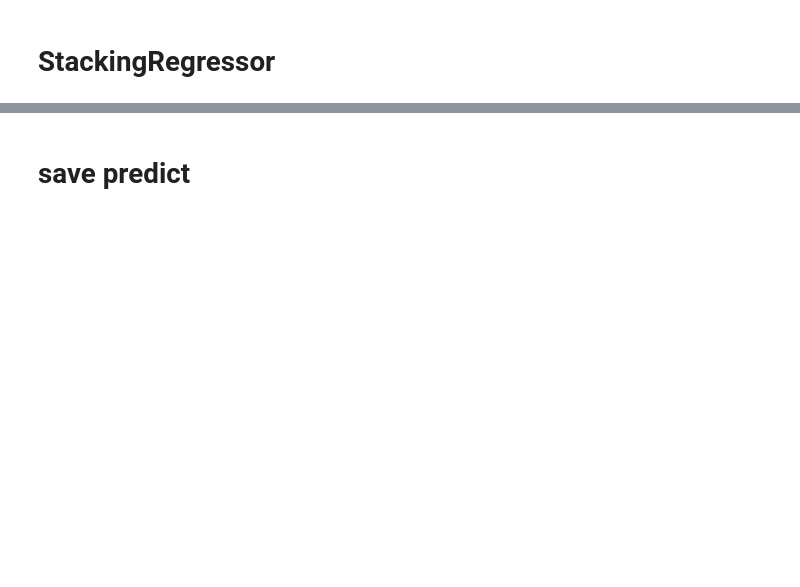
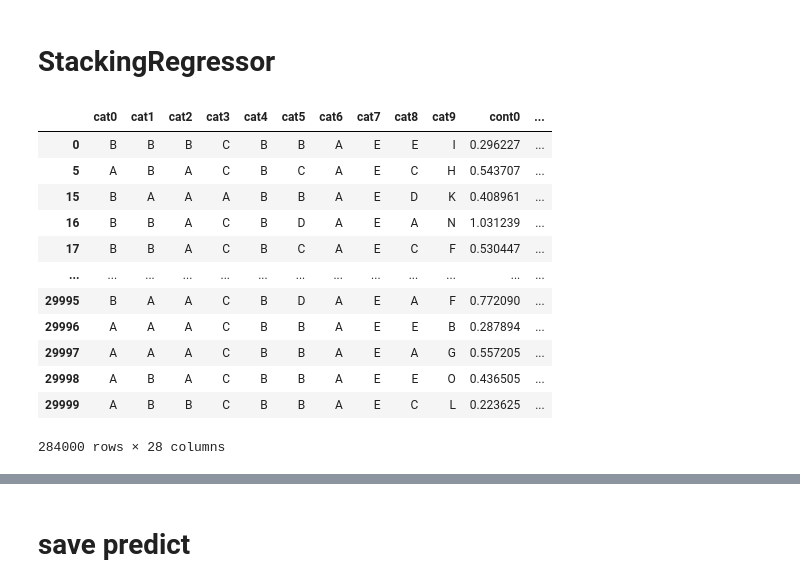
Before and after one commit to user-vi/Kaggle_30DaysOfML, a Jupyter notebook: ensemble.ipynb, the cells around one changed output, grey strips where cells are left out. Cells and saved outputs as stored; diff of their text form; code cells hidden in the pictures; blank space fills up the shorter version.

```diff
--- a/ensemble.ipynb
+++ b/ensemble.ipynb
@@ -177,5 +134,9 @@ for i, model in enumerate(models):
 # test.to_csv('./test.csv', index=False)
 # %%
 test_ensemble = pd.read_csv("./en_test_ensemble.csv", delimiter=",", sep='.')
-test = pd.read_csv("./en_test_witout_target.csv", delimiter=",", sep='.')
+test = pd.read_csv("./en_test_witout_target.csv", delimiter=",", sep='.', index_col='id')
 train_ensemble = pd.read_csv("./en_train_ensemble.csv", delimiter=",", sep='.')
+# %%
+test['label'] = 'test'
+train_ensemble['label'] = 'train_ensemble'
+test_ensemble['label'] = 'test_ensemble'
@@ -181,0 +145,16 @@ train_ensemble = pd.read_csv("./en_train_ensemble.csv", delimiter=",", sep='.')
+# %%
+df
+# %% [output]
+|  | cat0 | cat1 | cat2 | cat3 | cat4 | cat5 | cat6 | cat7 | cat8 | cat9 | cont0 | ... |
+| 0 | B | B | B | C | B | B | A | E | E | I | 0.296227 | ... |
+| 5 | A | B | A | C | B | C | A | E | C | H | 0.543707 | ... |
+| 15 | B | A | A | A | B | B | A | E | D | K | 0.408961 | ... |
+| 16 | B | B | A | C | B | D | A | E | A | N | 1.031239 | ... |
+| 17 | B | B | A | C | B | C | A | E | C | F | 0.530447 | ... |
+| ... | ... | ... | ... | ... | ... | ... | ... | ... | ... | ... | ... | ... |
+| 29995 | B | A | A | C | B | D | A | E | A | F | 0.772090 | ... |
+| 29996 | A | A | A | C | B | B | A | E | E | B | 0.287894 | ... |
+| 29997 | A | A | A | C | B | B | A | E | A | G | 0.557205 | ... |
+| 29998 | A | B | A | C | B | B | A | E | E | O | 0.436505 | ... |
+| 29999 | A | B | B | C | B | B | A | E | C | L | 0.223625 | ... |
+284000 rows × 28 columns
```
Also changed, not shown: parts of 44 cells of this notebook.
